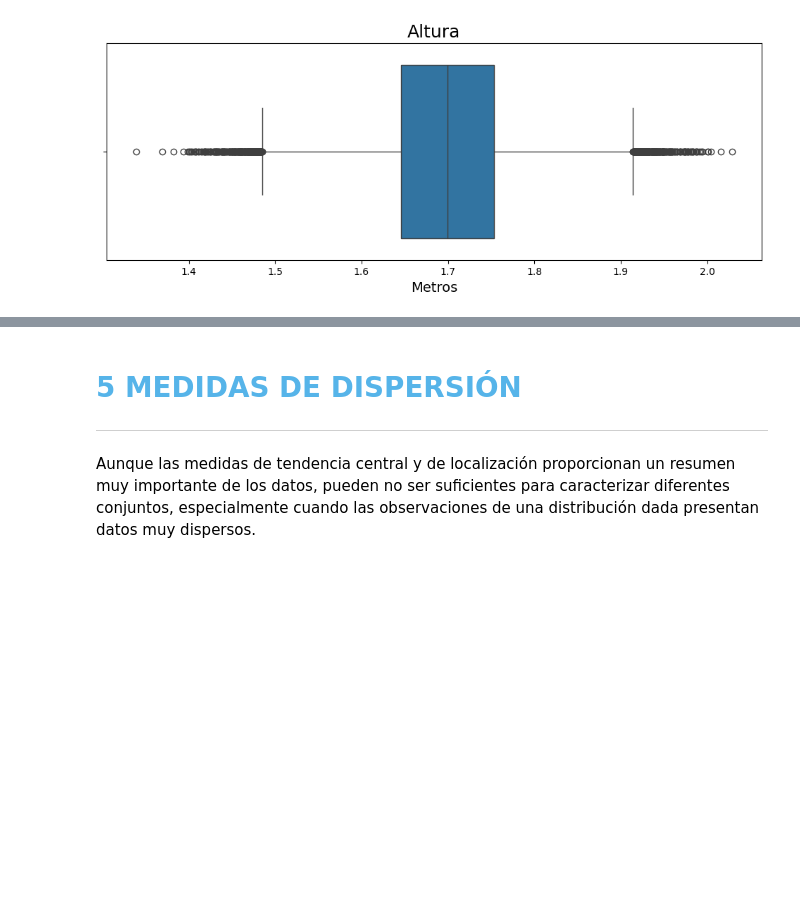
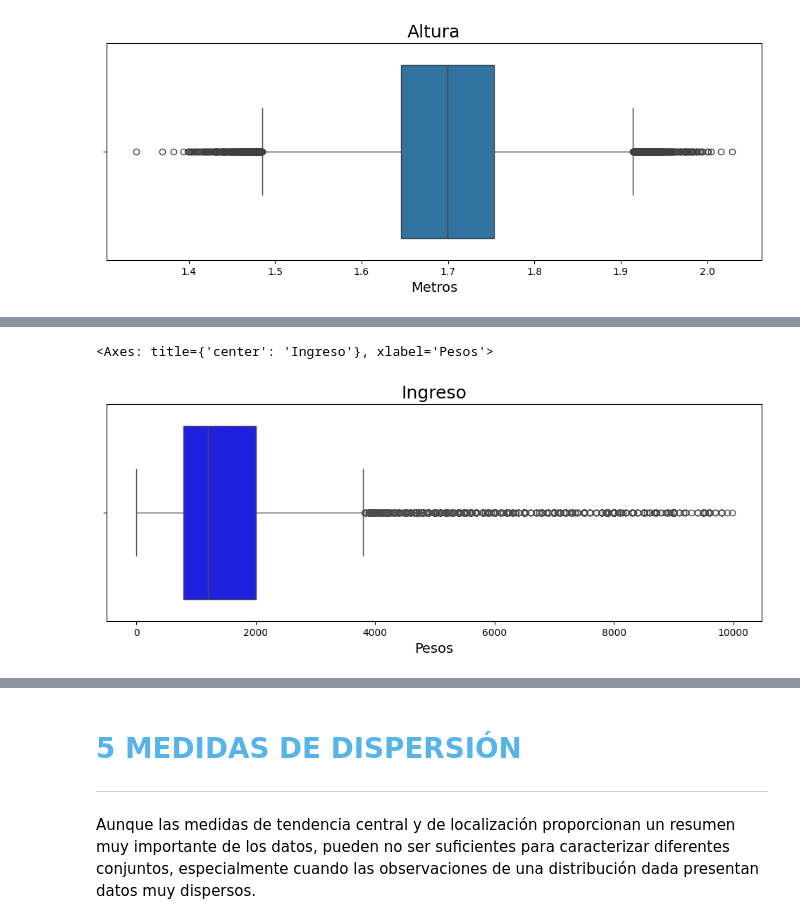
Before and after one commit to MarteDevs/Estadistica-con-Python, a Jupyter notebook: Curso_de_Estadística_con_Python_1.ipynb, the cells around one changed output, grey strips where cells are left out. Saved outputs shown, nothing was run; the diff lists cells and outputs as text; code cells hidden in the pictures; blank space fills up the shorter version.

```diff
--- a/Curso_de_Estadística_con_Python_1.ipynb
+++ b/Curso_de_Estadística_con_Python_1.ipynb
@@ -1314,0 +1318,13 @@ ax
+# %%
+ax = srn.boxplot(x = 'Ingreso', data = datos.query("Ingreso <10000"), orient='h', color='blue')
+# Crea un boxplot de la columna 'Ingreso' usando seaborn.
+# intentamos hacer un zoom
+ax.figure.set_size_inches(12, 4)
+ax.set_title('Ingreso', fontsize=18)
+ax.set_xlabel('Pesos', fontsize=14)
+ax
+
+# los datos fuera deben saber si se deben analizar
+# %% [output]
+<Axes: title={'center': 'Ingreso'}, xlabel='Pesos'>
+[figure, added]
```
Also changed, not shown: parts of 37 cells of this notebook.
